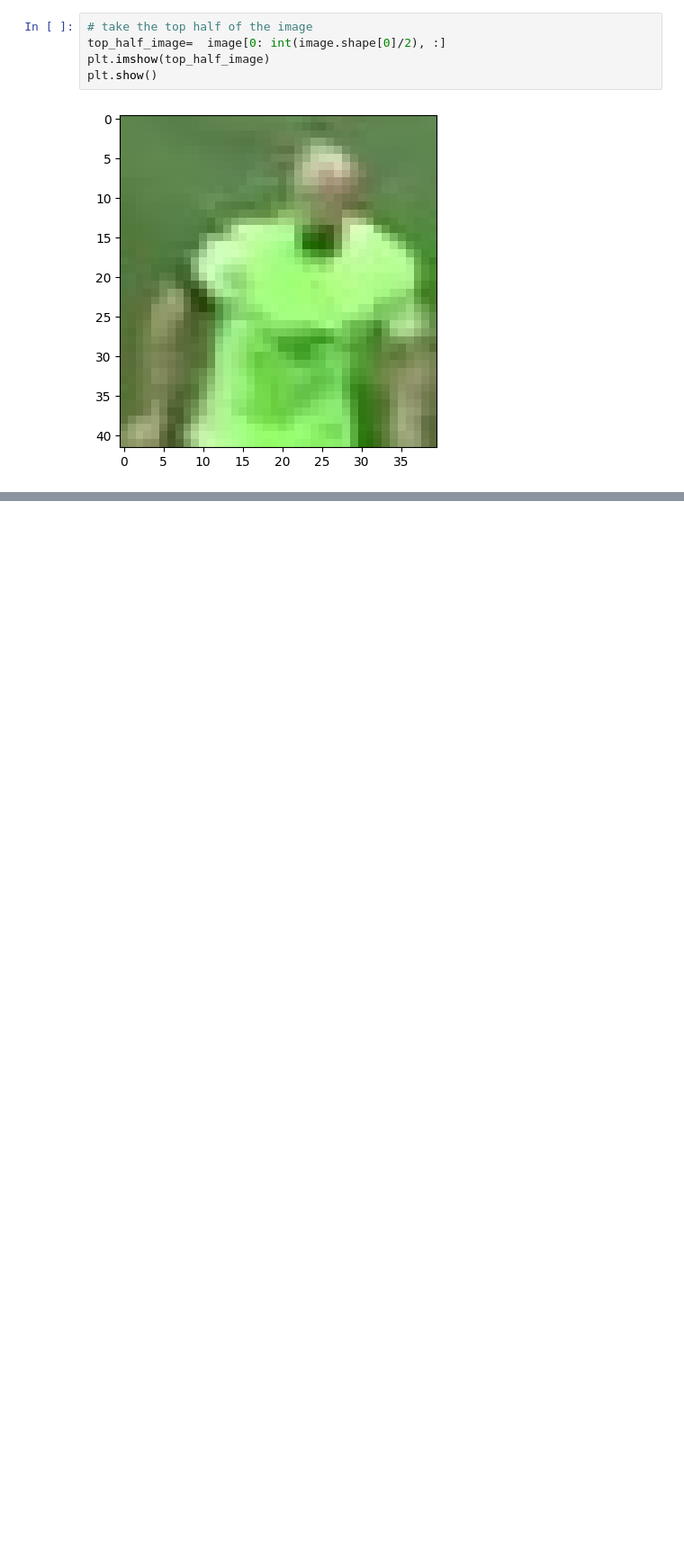
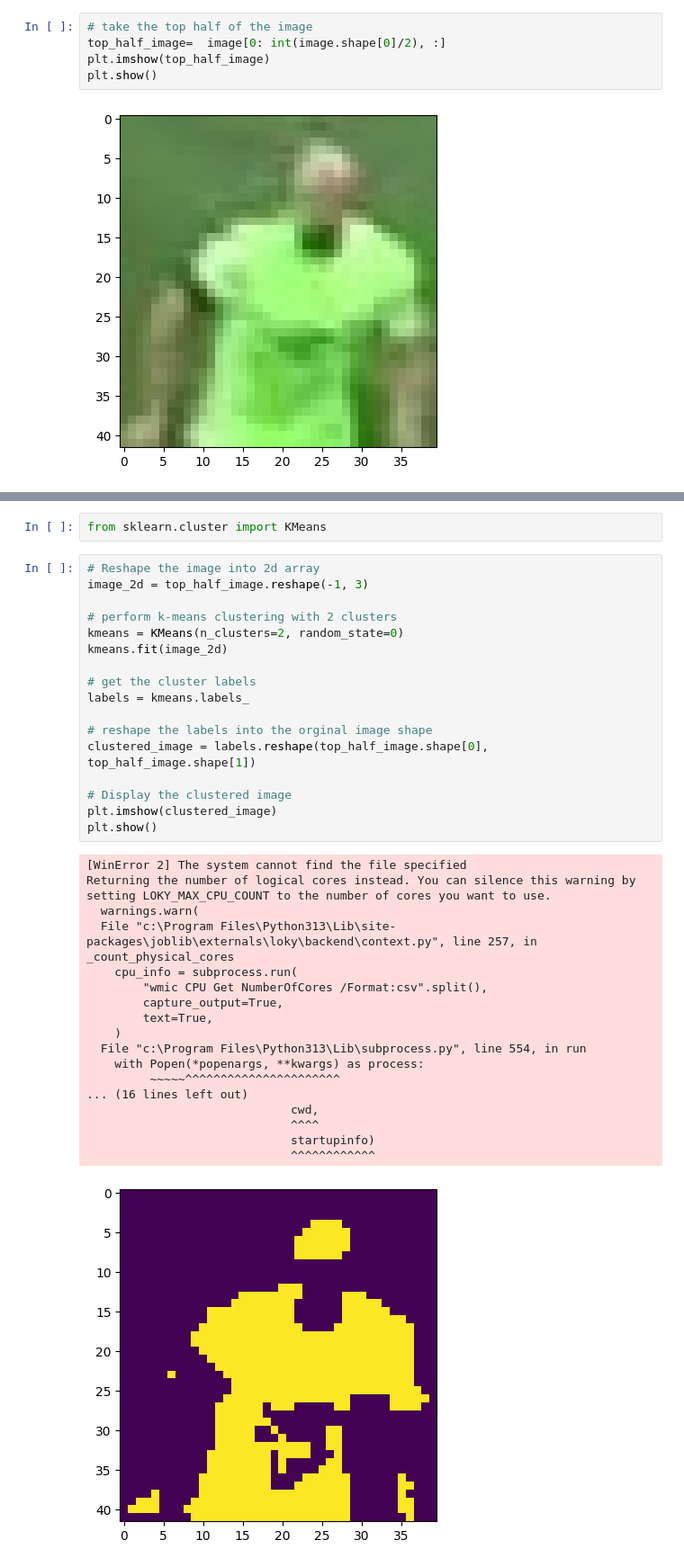
Before and after one commit to SwaroopDangal/yolo-football, a Jupyter notebook: development-and-analysis/color-assignment.ipynb, the cells around one changed output, grey strips where cells are left out. Shown at 90% size. Saved outputs shown, nothing was run; the diff lists cells and outputs as text; blank space fills up the shorter version.

Commit message:
clustering image into two clusters to distinguish between bg color and tshirt color

```diff
--- a/development-and-analysis/color-assignment.ipynb
+++ b/development-and-analysis/color-assignment.ipynb
@@ -20,0 +23,38 @@ plt.show()
+# %%
+from sklearn.cluster import KMeans
+# %%
+# Reshape the image into 2d array
+image_2d = top_half_image.reshape(-1, 3)
+
+# perform k-means clustering with 2 clusters
+kmeans = KMeans(n_clusters=2, random_state=0)
+kmeans.fit(image_2d)
+
+# get the cluster labels
+labels = kmeans.labels_
+
+# reshape the labels into the orginal image shape
+clustered_image = labels.reshape(top_half_image.shape[0], top_half_image.shape[1])
+
+# Display the clustered image
+plt.imshow(clustered_image)
+plt.show()
+# %% [output]
+[WinError 2] The system cannot find the file specified
+Returning the number of logical cores instead. You can silence this warning by setting LOKY_MAX_CPU_COUNT to the number of cores you want to use.
+  warnings.warn(
+  File "c:\Program Files\Python313\Lib\site-packages\joblib\externals\loky\backend\context.py", line 257, in _count_physical_cores
+    cpu_info = subprocess.run(
+        "wmic CPU Get NumberOfCores /Format:csv".split(),
+        capture_output=True,
+        text=True,
+    )
+  File "c:\Program Files\Python313\Lib\subprocess.py", line 554, in run
+    with Popen(*popenargs, **kwargs) as process:
+         ~~~~~^^^^^^^^^^^^^^^^^^^^^^
+... (16 lines left out)
+                             cwd,
+                             ^^^^
+                             startupinfo)
+                             ^^^^^^^^^^^^
+[figure, added]
```
Also changed, not shown: parts of 1 cell of this notebook.
